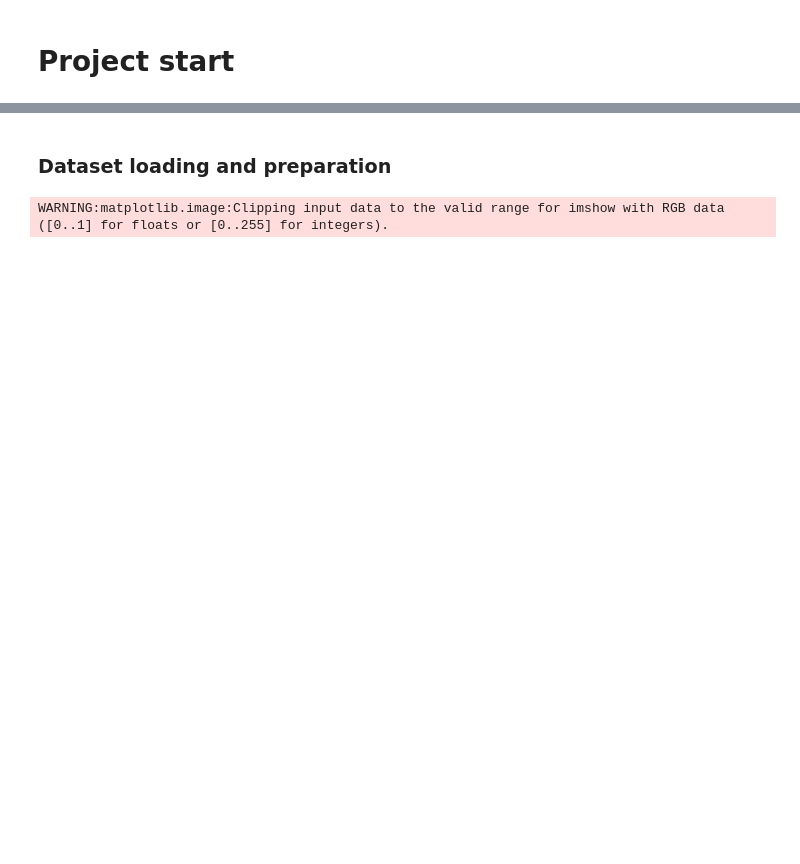
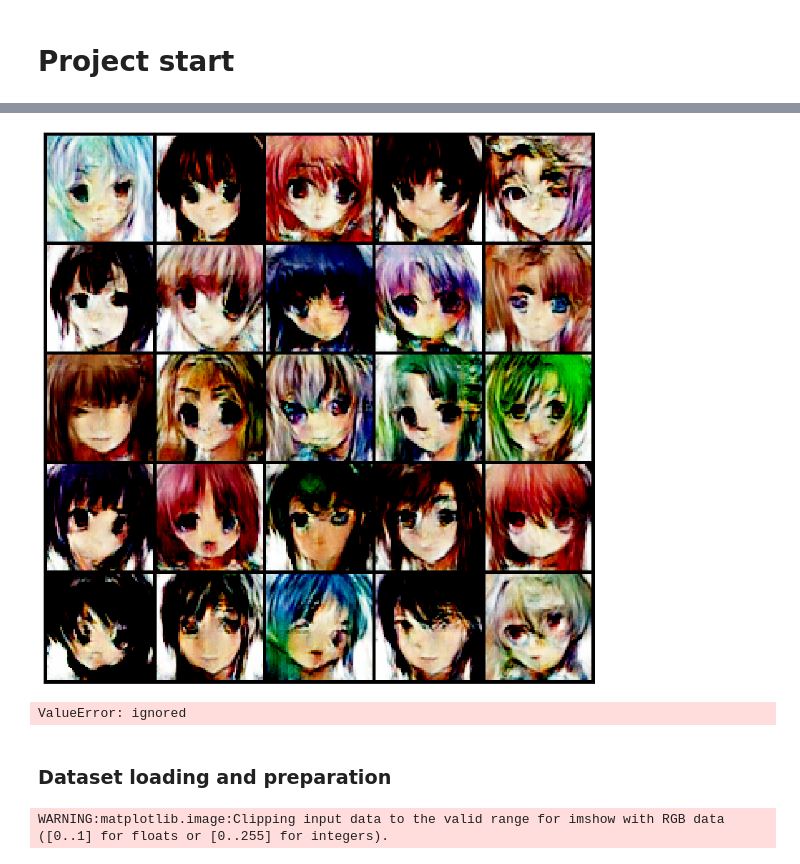
Before and after one commit to CristianCosci/Generative_Adversarial_Networks_GAN__Overview, a Jupyter notebook: DCGAN/notebooks/DCGAN.ipynb, the cells around one changed output, grey strips where cells are left out. Saved outputs shown, nothing was run; the diff lists cells and outputs as text; code cells hidden in the pictures; blank space fills up the shorter version.

```diff
--- a/DCGAN/notebooks/DCGAN.ipynb
+++ b/DCGAN/notebooks/DCGAN.ipynb
@@ -76,0 +120,5 @@ def get_sample_image(G, n_noise):
+# %%
+z = torch.randn(25, NOISE_VECTOR_DIM, 1, 1).to(DEVICE)
+generated_image = G(z)
+# %%
+generated_image = generated_image[None, :]
@@ -76,0 +137,3 @@ def get_sample_image(G, n_noise):
+# %%
+show_images(images.cpu())
+# %% [output]
@@ -77,3 +141,8 @@ def get_sample_image(G, n_noise):
+[figure, added]
+# %%
+show_batch(generated_image)
+# %% [output]
+ValueError: ignored
 # %%
 def get_sample_images(G, num_samples):
   '''
```
Also changed, not shown: parts of 30 cells of this notebook.
